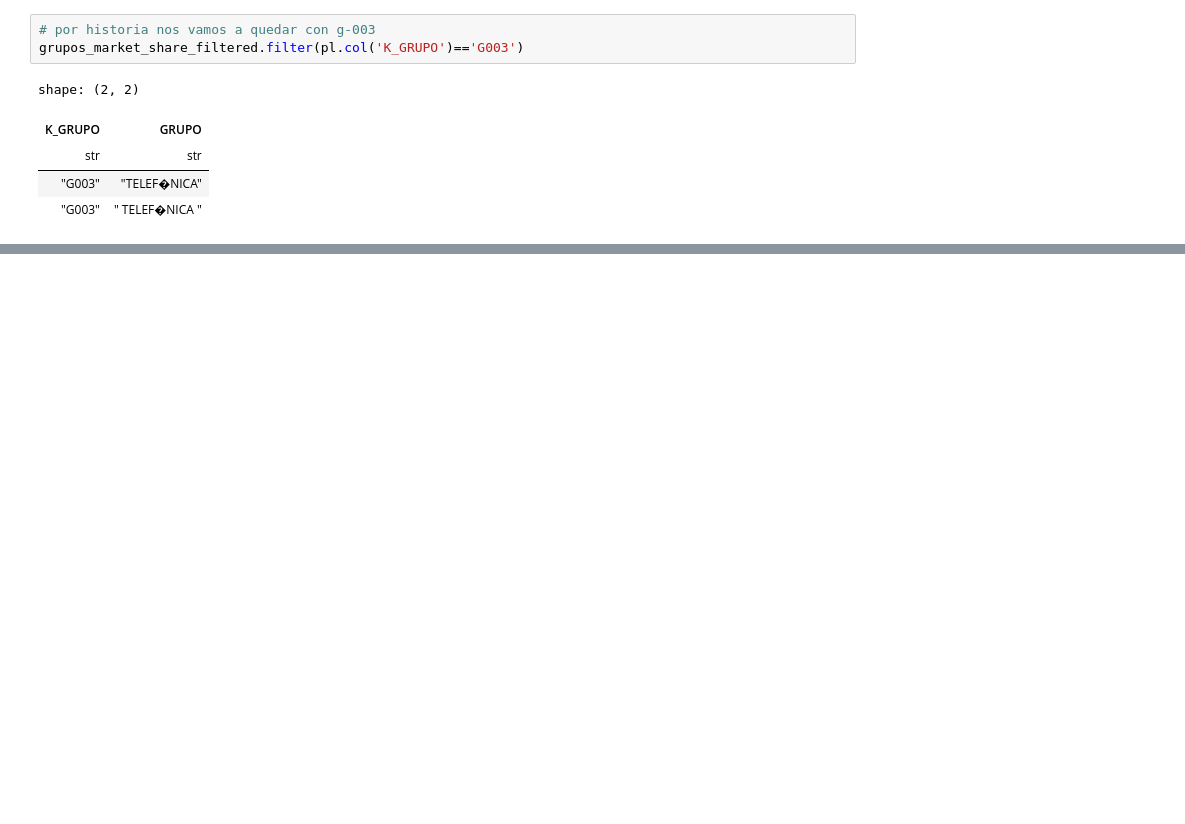
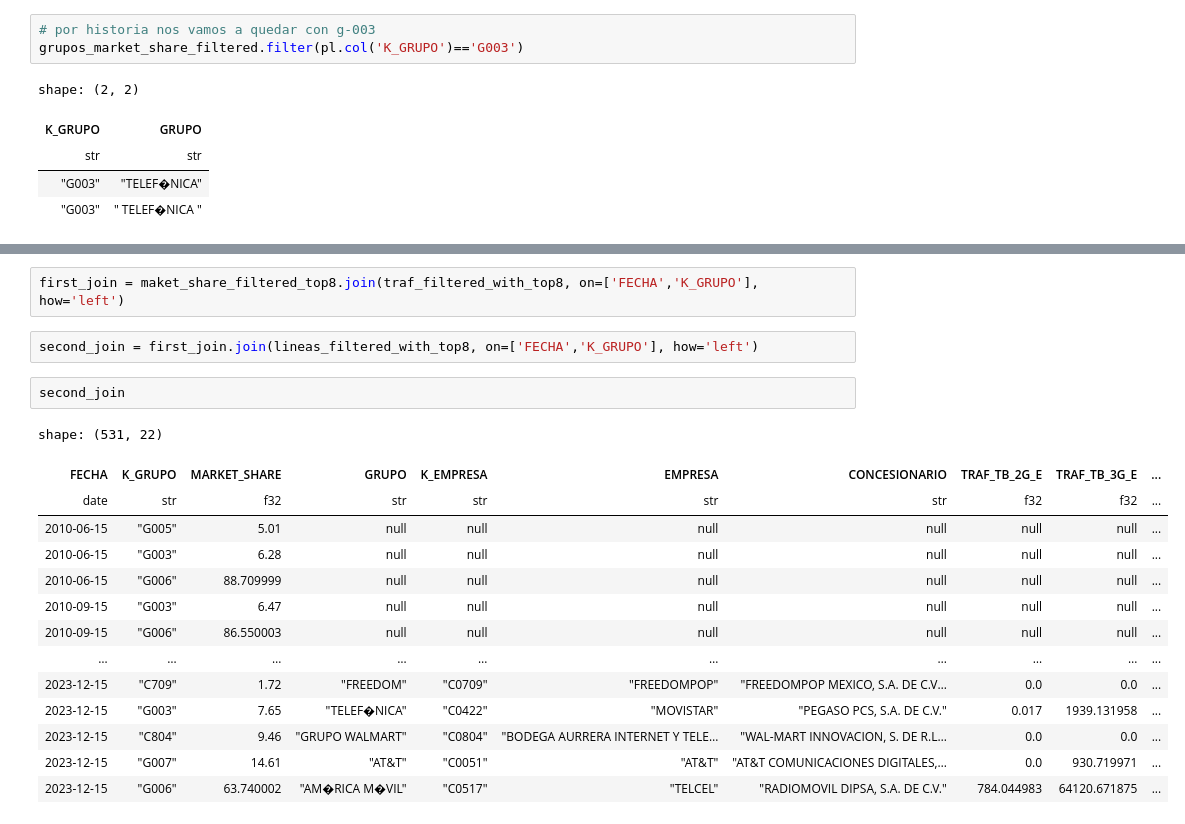
Before and after one commit to Gjloz009/data-engineering-and-mlops-project, a Jupyter notebook: jupyter_files/EDA.ipynb, the cells around one changed output, grey strips where cells are left out. Saved outputs shown, nothing was run; the diff lists cells and outputs as text; blank space fills up the shorter version.

```diff
--- a/jupyter_files/EDA.ipynb
+++ b/jupyter_files/EDA.ipynb
@@ -308,0 +337,21 @@ plot2
+# %%
+first_join = maket_share_filtered_top8.join(traf_filtered_with_top8, on=['FECHA','K_GRUPO'], how='left')
+# %%
+second_join = first_join.join(lineas_filtered_with_top8, on=['FECHA','K_GRUPO'], how='left')
+# %%
+second_join
+# %% [output]
+shape: (531, 22)
+| FECHA | K_GRUPO | MARKET_SHARE | GRUPO | K_EMPRESA | EMPRESA | CONCESIONARIO | TRAF_TB_2G_E | TRAF_TB_3G_E | ... |
+| date | str | f32 | str | str | str | str | f32 | f32 | ... |
+| 2010-06-15 | "G005" | 5.01 | null | null | null | null | null | null | ... |
+| 2010-06-15 | "G003" | 6.28 | null | null | null | null | null | null | ... |
+| 2010-06-15 | "G006" | 88.709999 | null | null | null | null | null | null | ... |
+| 2010-09-15 | "G003" | 6.47 | null | null | null | null | null | null | ... |
+| 2010-09-15 | "G006" | 86.550003 | null | null | null | null | null | null | ... |
+| … | … | … | … | … | … | … | … | … | ... |
+| 2023-12-15 | "C709" | 1.72 | "FREEDOM" | "C0709" | "FREEDOMPOP" | "FREEDOMPOP MEXICO, S.A. DE C.V… | 0.0 | 0.0 | ... |
+| 2023-12-15 | "G003" | 7.65 | "TELEF�NICA" | "C0422" | "MOVISTAR" | "PEGASO PCS, S.A. DE C.V." | 0.017 | 1939.131958 | ... |
+| 2023-12-15 | "C804" | 9.46 | "GRUPO WALMART" | "C0804" | "BODEGA AURRERA INTERNET Y TELE… | "WAL-MART INNOVACION, S. DE R.L… | 0.0 | 0.0 | ... |
+| 2023-12-15 | "G007" | 14.61 | "AT&T" | "C0051" | "AT&T" | "AT&T COMUNICACIONES DIGITALES,… | 0.0 | 930.719971 | ... |
+| 2023-12-15 | "G006" | 63.740002 | "AM�RICA M�VIL" | "C0517" | "TELCEL" | "RADIOMOVIL DIPSA, S.A. DE C.V." | 784.044983 | 64120.671875 | ... |
```
Also changed, not shown: parts of 53 cells of this notebook, 1 other file.
